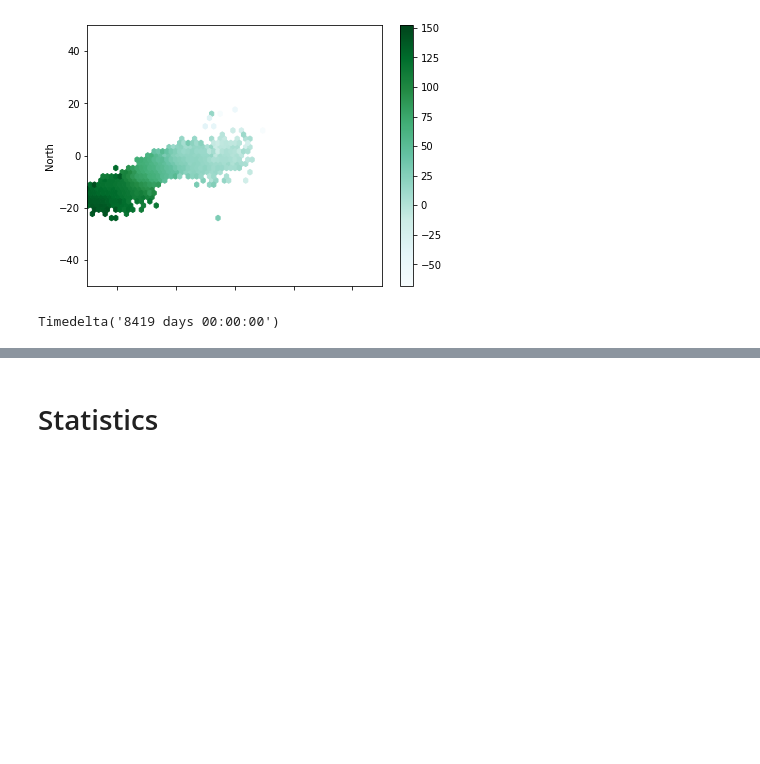
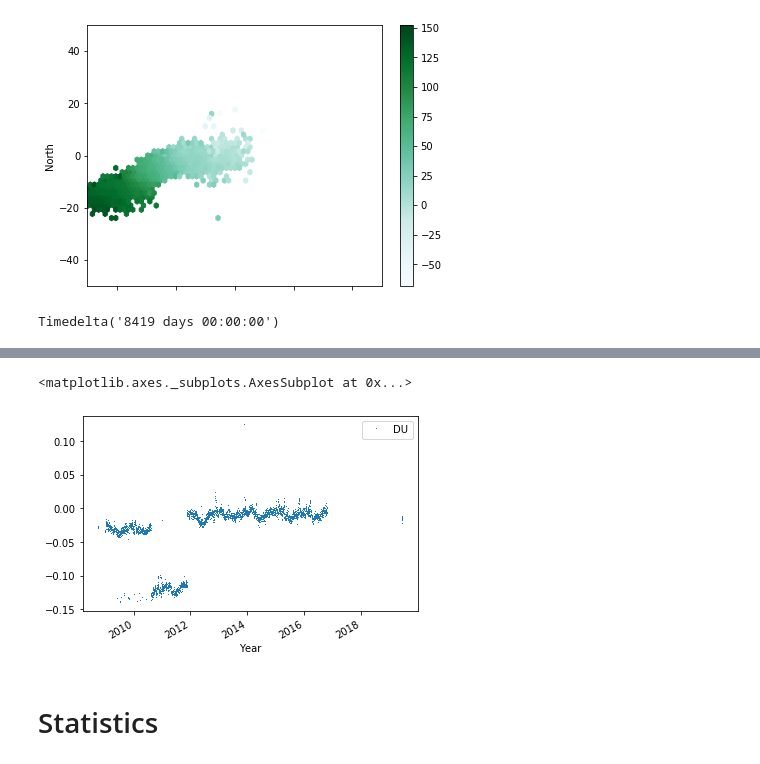
Before and after one commit to ldeo-arctictides/tidegauges-historical, a Jupyter notebook: example_read_GPS.ipynb, the cells around one changed output, grey strips where cells are left out. Drawn from its saved outputs; the diff is of its cells as text; code cells hidden in the pictures; blank space fills up the shorter version.

```diff
--- a/example_read_GPS.ipynb
+++ b/example_read_GPS.ipynb
@@ -118,3 +234,21 @@ Timedelta('8419 days 00:00:00')
+# %%
+def test_read_GPS_SONEL(sonel_file):
+    column_names=['Year', 'DN', 'DE', 'DU', 'SDN', 'SDE', 'SDU']
+    df = pd.read_csv(sonel_file, skiprows=22, header=None, delimiter='\s+', names=column_names)
+    year = df['Year'].astype(int)
+    doy = ((df['Year'] - year) * 365).astype(int) + 1
+    dt = pd.to_datetime(year.astype(str) + doy.astype(str), format='%Y%j')
+    df = df.rename(columns={'Year': 'YearDec'})
+    df.index = pd.DatetimeIndex(dt)
+
+    return df
+
+df_sonel = test_read_GPS_SONEL(filepath)
+
+df_sonel[['DU']].plot(linestyle='',marker=',')
+# %% [output]
+<matplotlib.axes._subplots.AxesSubplot at 0x...>
+[figure, added]
 # %% [markdown]
 # Statistics
 # %% [markdown]
```
Also changed, not shown: parts of 16 cells of this notebook, 3 other files.
